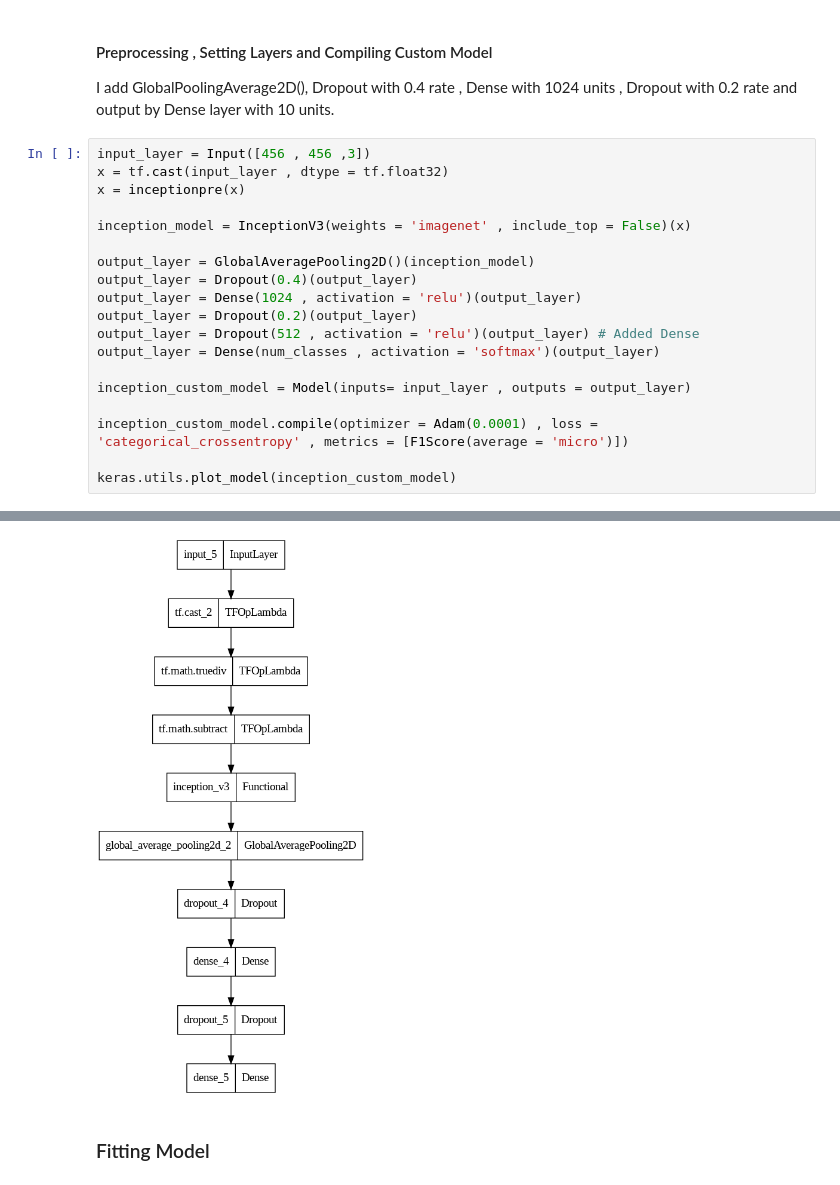
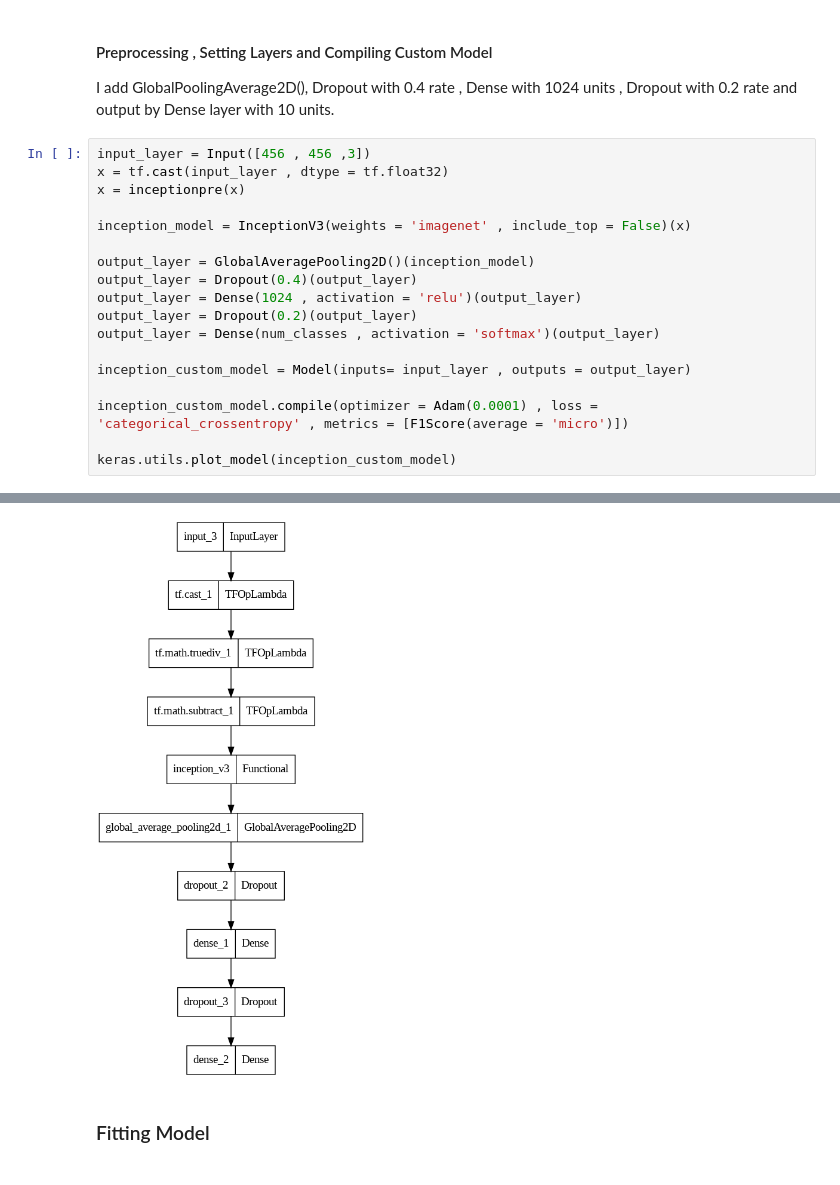
Before and after one commit to qdsb/deeplearning, a Jupyter notebook: image-classification/problem_1_mf.ipynb, the cells around one changed output, grey strips where cells are left out. Cells and saved outputs as stored; diff of their text form.

```diff
--- a/image-classification/problem_1_mf.ipynb
+++ b/image-classification/problem_1_mf.ipynb
@@ -227,7 +209,6 @@ output_layer = GlobalAveragePooling2D()(inception_model)
 output_layer = Dropout(0.4)(output_layer)
 output_layer = Dense(1024 , activation = 'relu')(output_layer)
 output_layer = Dropout(0.2)(output_layer)
-output_layer = Dropout(512 , activation = 'relu')(output_layer) # Added Dense
 output_layer = Dense(num_classes , activation = 'softmax')(output_layer)
 
 inception_custom_model = Model(inputs= input_layer , outputs = output_layer)
@@ -241,4 +220,4 @@ Downloading data from https://storage.googleapis.com/tensorflow/keras-applicatio
-[figure, old version]
+[figure, new version]
 # %% [markdown]
 ### Fitting Model
 # %%
```
Also changed, not shown: parts of 7 cells of this notebook.
